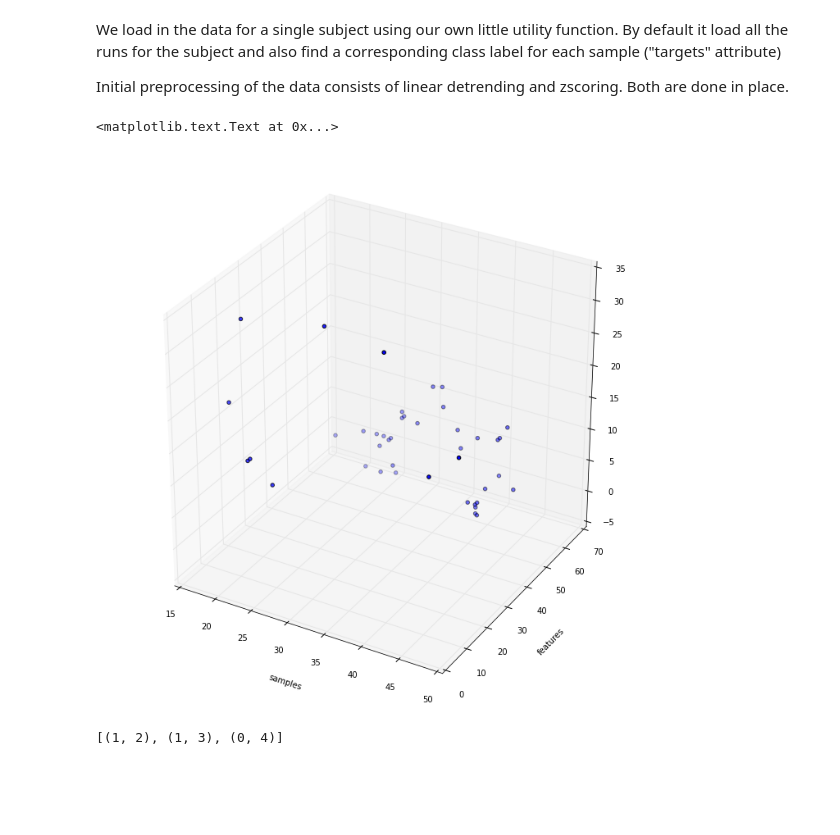
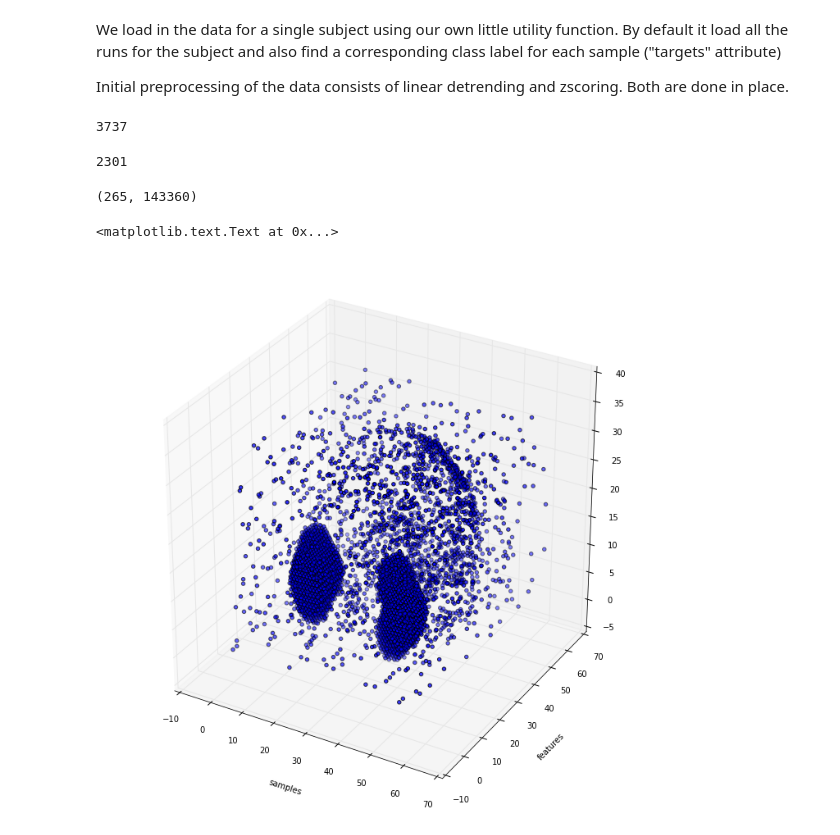
Before and after one commit to loginoff/neuroscience, a Jupyter notebook: notebooks/Searchlight.ipynb, the cells around one changed output. Drawn from its saved outputs; the diff is of its cells as text; code cells hidden in the pictures; blank space fills up the shorter version.

Commit message:
Extracted some data for visualization of searchlight results

```diff
--- a/notebooks/Searchlight.ipynb
+++ b/notebooks/Searchlight.ipynb
@@ -66,14 +74,39 @@ gl
+# %%
+idxs=map(lambda y: y[0],filter(lambda x: x[1] > 0.73,enumerate(slight_results['10'][1])))
+centers=ds.fa.voxel_indices[idxs]
+len(centers)
+# %%
+def get_spheres(ds, centers, radius=10):
+    def euclid_distance(x,y):
+        return math.sqrt((x[0]-y[0])**2 + (x[1]-y[1])**2 + (x[2]-y[2])**2)
+    def compare_to_center(voxel):
+        for c in centers:
+            if euclid_distance(voxel, c) <= radius:
+                return True
+        return False
+    return filter(compare_to_center, ds.fa.voxel_indices)
+# %%
+sphrs=get_spheres(ds,centers,5)
+len(sphrs)
+# %% [output]
+3737
+# %%
+vis=np.abs(ds.samples[0,:])>3
+np.sum(vis)
+# %% [output]
+2301
+# %%
+ds.shape
+# %% [output]
+(265, 143360)
 # %%
 from mpl_toolkits.mplot3d import Axes3D
 fig = plt.figure(figsize=(12,12))
 ax = fig.add_subplot(111, projection='3d')
-ax.scatter(*zip(*centers))
+ax.scatter(*zip(*ds.fa.voxel_indices[vis]))
+ax.scatter(*zip(*sphrs))
 ax.set_ylabel('features')
 ax.set_xlabel('samples')
 # %% [output]
 <matplotlib.text.Text at 0x...>
-[figure, old version]
+[figure, new version]
-# %%
-zip(*[(1,1,0),(2,3,4)])
-# %% [output]
-[(1, 2), (1, 3), (0, 4)]
```
Also changed, not shown: parts of 4 cells of this notebook, 6 other files.
